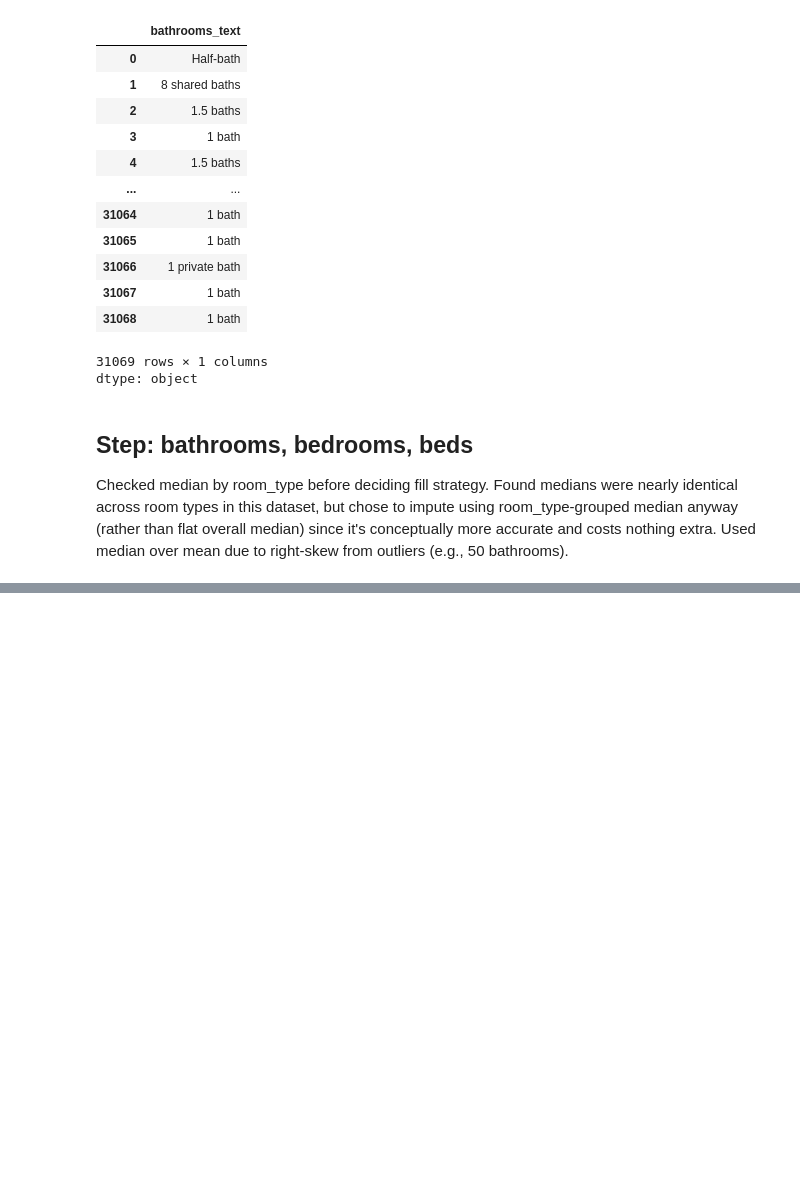
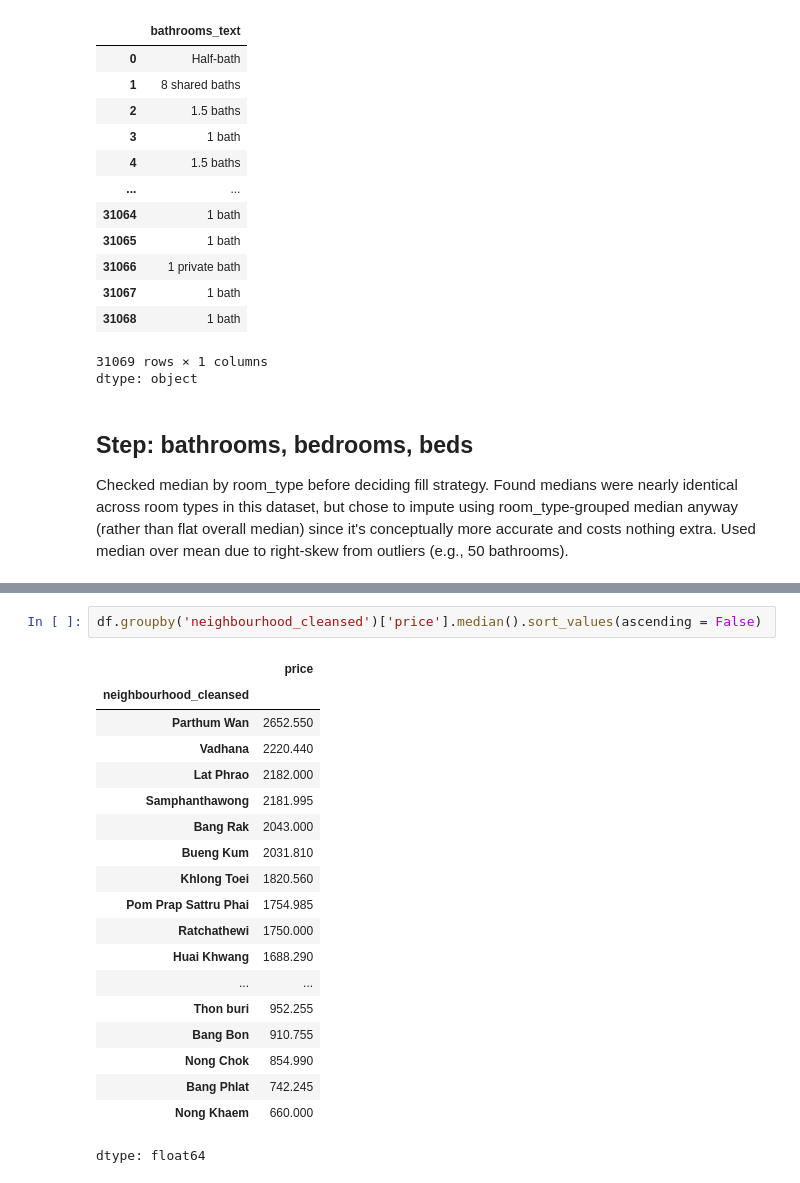
Before and after one commit to Major5846D/airbnb-eda, a Jupyter notebook: PROJECT_1.ipynb, the cells around one changed output, grey strips where cells are left out. Cells and saved outputs as stored; diff of their text form; blank space fills up the shorter version.

```diff
--- a/PROJECT_1.ipynb
+++ b/PROJECT_1.ipynb
@@ -379,0 +652,22 @@ Used median over mean due to right-skew from outliers (e.g., 50 bathrooms).
+# %%
+df.groupby('neighbourhood_cleansed')['price'].median().sort_values(ascending = False)
+# %% [output]
+|  | price |
+| neighbourhood_cleansed |  |
+| Parthum Wan | 2652.550 |
+| Vadhana | 2220.440 |
+| Lat Phrao | 2182.000 |
+| Samphanthawong | 2181.995 |
+| Bang Rak | 2043.000 |
+| Bueng Kum | 2031.810 |
+| Khlong Toei | 1820.560 |
+| Pom Prap Sattru Phai | 1754.985 |
+| Ratchathewi | 1750.000 |
+| Huai Khwang | 1688.290 |
+| ... | ... |
+| Thon buri | 952.255 |
+| Bang Bon | 910.755 |
+| Nong Chok | 854.990 |
+| Bang Phlat | 742.245 |
+| Nong Khaem | 660.000 |
+dtype: float64
```
Also changed, not shown: parts of 27 cells of this notebook.
